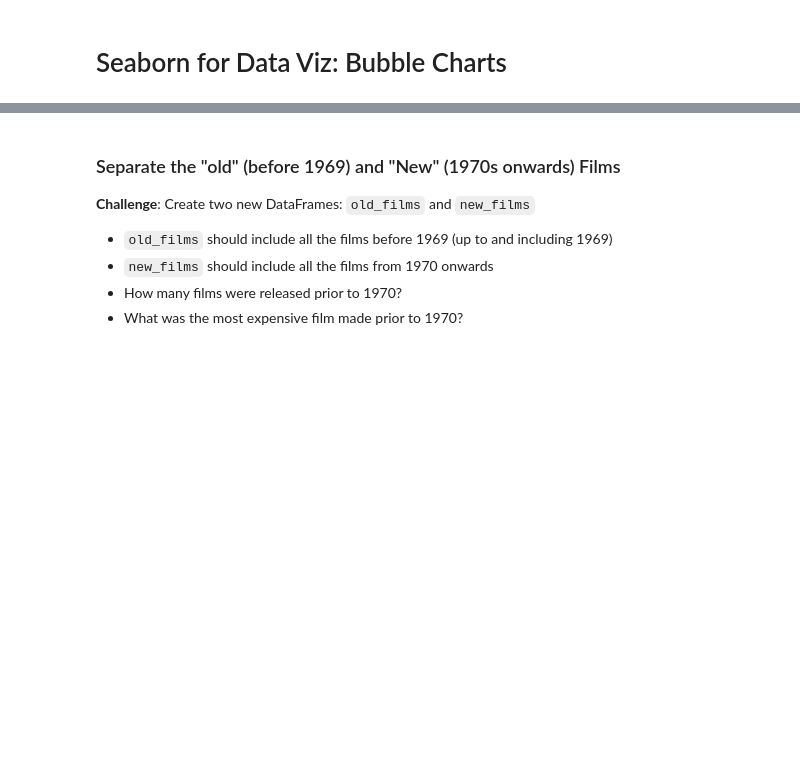
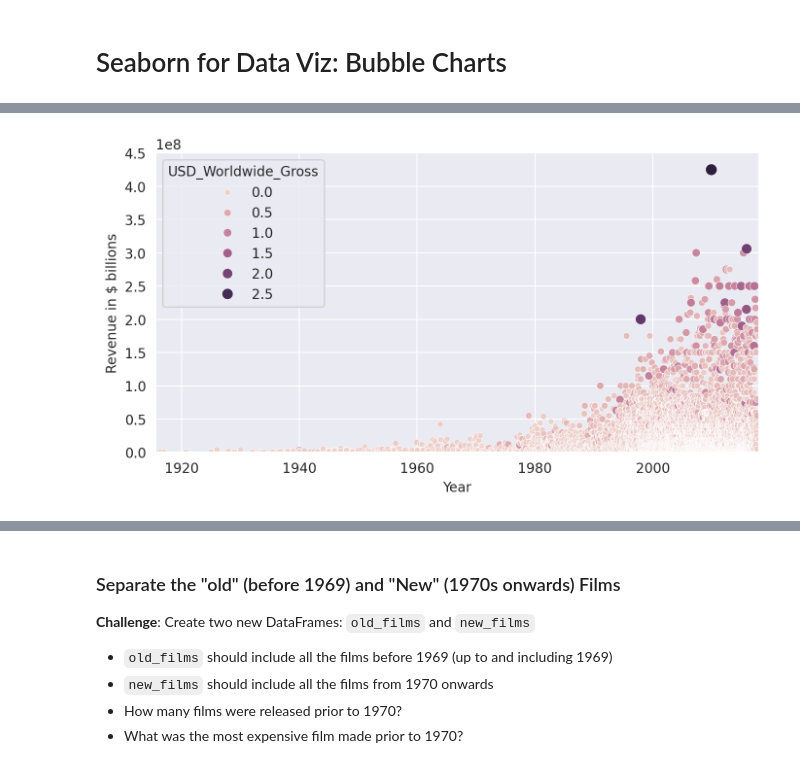
Before and after one commit to ArieKnoester/movie-budget-jupyter-notebook, a Jupyter notebook: Seaborn_and_Linear_Regression.ipynb, the cells around one changed output, grey strips where cells are left out. Drawn from its saved outputs; the diff is of its cells as text; code cells hidden in the pictures; blank space fills up the shorter version.

```diff
--- a/Seaborn_and_Linear_Regression.ipynb
+++ b/Seaborn_and_Linear_Regression.ipynb
@@ -261,3 +285,32 @@ Percentage of films from data set that lost money: 37.27711738484398%
 **Challenge**: Try to create the following Bubble Chart:
 
 <img src=https://i.imgur.com/8fUn9T6.png>
+# %%
+plt.figure(figsize=(8, 4), dpi=200)
+
+# Set styling on a single chart using 'with'
+with sns.axes_style('darkgrid'):
+    # Without this statement the legend will display the raw integer values.
+    # i.e. 0, 500000000, 1000000000, 1500000000, etc.
+    legend = data_clean.eval("USD_Worldwide_Gross/1000000000").rename("USD_Worldwide_Gross")
+
+    ax = sns.scatterplot(
+        data=data_clean,
+        x='Release_Date',
+        y='USD_Production_Budget',
+        # hue='USD_Worldwide_Gross',
+        # size='USD_Worldwide_Gross'
+        hue=legend,
+        size=legend
+    )
+
+    ax.set(
+        xlim=(data_clean.Release_Date.min(), data_clean.Release_Date.max()),
+        ylim=(0, 450000000),
+        ylabel='Revenue in $ billions',
+        xlabel='Year'
+    )
+
+plt.show()
+# %% [output]
+[figure, added]
```
Also changed, not shown: parts of 5 cells of this notebook.
